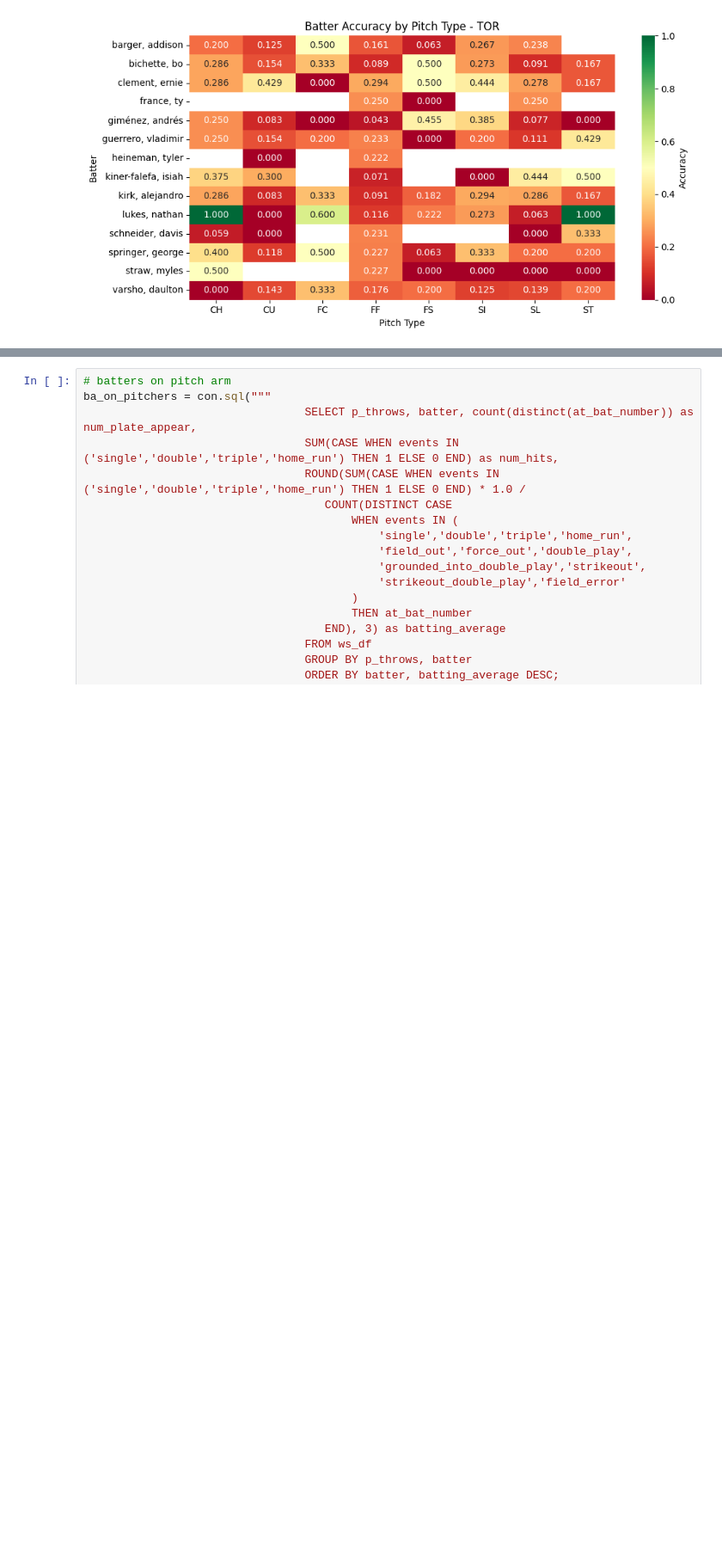
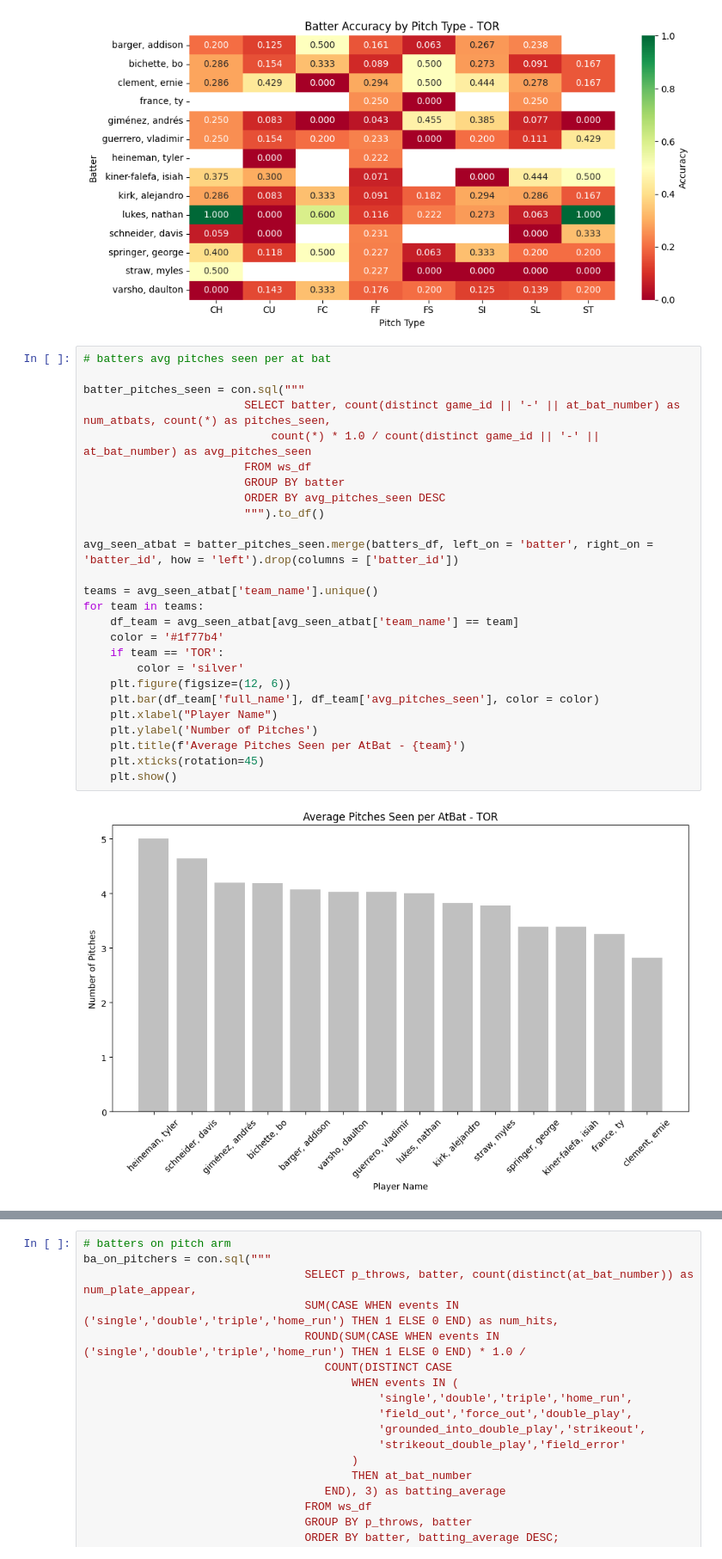
Before and after one commit to cjsteffen00/MLB-data, a Jupyter notebook: analysis_files/world_series.ipynb, the cells around one changed output, grey strips where cells are left out. Shown: that part at 86% size. Drawn from its saved outputs; the diff is of its cells as text; blank space fills up the shorter version.

Commit message:
more batter data

```diff
--- a/analysis_files/world_series.ipynb
+++ b/analysis_files/world_series.ipynb
@@ -307,3 +307,31 @@ for team in teams:
 └────────────┴────────────────────┘
 [figure]
 [figure]
+# %%
+# batters avg pitches seen per at bat
+
+batter_pitches_seen = con.sql("""
+                        SELECT batter, count(distinct game_id || '-' || at_bat_number) as num_atbats, count(*) as pitches_seen,
+                            count(*) * 1.0 / count(distinct game_id || '-' || at_bat_number) as avg_pitches_seen
+                        FROM ws_df
+                        GROUP BY batter
+                        ORDER BY avg_pitches_seen DESC
+                        """).to_df()
+
+avg_seen_atbat = batter_pitches_seen.merge(batters_df, left_on = 'batter', right_on = 'batter_id', how = 'left').drop(columns = ['batter_id'])
+
+teams = avg_seen_atbat['team_name'].unique()
+for team in teams:
+    df_team = avg_seen_atbat[avg_seen_atbat['team_name'] == team]
+    color = '#1f77b4'
+    if team == 'TOR':
+        color = 'silver'
+    plt.figure(figsize=(12, 6))
+    plt.bar(df_team['full_name'], df_team['avg_pitches_seen'], color = color)
+    plt.xlabel("Player Name")
+    plt.ylabel('Number of Pitches')
+    plt.title(f'Average Pitches Seen per AtBat - {team}')
+    plt.xticks(rotation=45)
+    plt.show()
+# %% [output]
+[figure, added]
```
Also changed, not shown: parts of 3 cells of this notebook.
